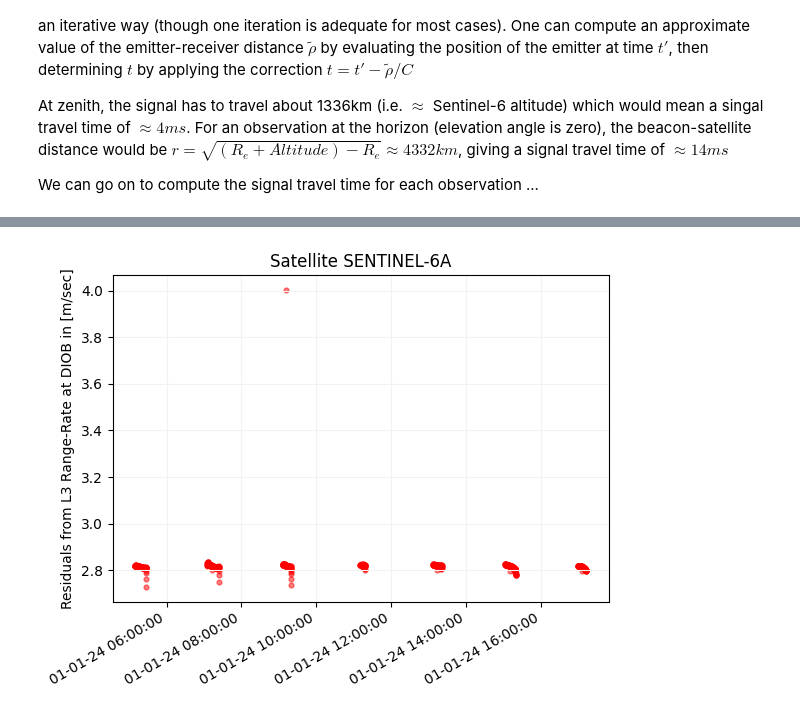
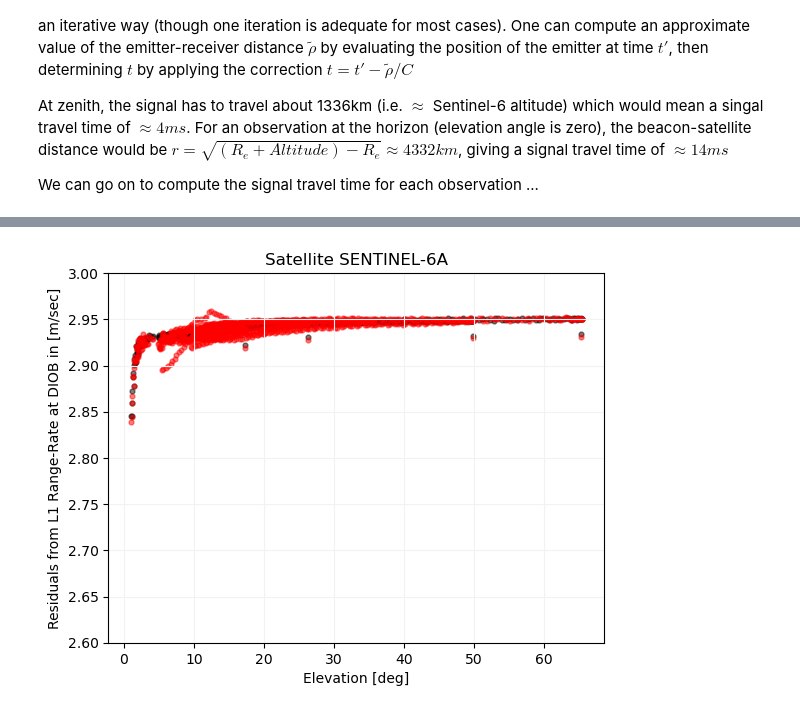
Before and after one commit to DSOlab/AcademicSoftware, a Jupyter notebook: JupiterLab/doris_days/obsequation/observation_equation.ipynb, the cells around one changed output, grey strips where cells are left out. Cells and saved outputs as stored; diff of their text form; code cells hidden in the pictures.

```diff
--- a/JupiterLab/doris_days/obsequation/observation_equation.ipynb
+++ b/JupiterLab/doris_days/obsequation/observation_equation.ipynb
@@ -592,37 +772,44 @@ plt.show()
 # %%
-# Section 6 – Chat
+# Section 8 – Preprocess Doppler observations Iono-Free LC
+#             with PCO/PCV corrections
+#             with signal travel time
+#             with L1/L2 offset
 # --------------------------------------------------------
 
 # Helper variables to assist analysis
-tai_prev = None    # time of last observation if any [TAI]
-cp_prev = None     # Last carrier phase observation value (at tai_prev), [cycles]
-dtropo_prev = None # Last tropospheric correction [m]
+tai_prev = None     # time of last observation if any [TAI]
+cp_prev = None      # Last carrier phase observation value (at tai_prev), [cycles]
+dtropo_prev = None  # Last tropospheric correction [m]
 rsat_prev = None    # Last satellite position, ECEF [m]
-pass_nr = 0    # current pass index
+pass_nr = 0         # current pass index
 
 # globals
-CUTOFF_ANGLE = np.radians(1) # cut-off angle at 10 [deg]
-C = 299792458e0 # speed of light in vacum, [m/sec]
+CUTOFF_ANGLE = np.radians(1.) # cut-off angle in [deg]
+C = 299792458e0 # speed of light in vacuum, [m/sec]
 
-# nominal transmitting frequencies for DIOB
+# nominal transmitting frequencies for selected beacon
+# s1 -> 2GHz   channel
+# u2 -> 400MHz channel
 s1, u2 = beacon_nominal_frequency(rnx.kfactor(site_name))
+
+# Nominal frequency for "Ionosphere-Free" linear combination
 sqrt_gamma = s1 / u2
 gamma = sqrt_gamma * sqrt_gamma
-# Correct equivalent IF frequency
-feN = frN = (gamma * s1 - u2) / (gamma - 1.0)
-
-def iflc(L2ghz, L400mhz):  # IF phase in cycles (same units as inputs)
-    return (gamma * L2ghz - L400mhz) / (gamma - 1.0)
-print(f'Nominal frequencies S1={s1*1e-6:.1f}GHz (or {C/s1:.3f} m.), U2={u2*1e-3:.1f}MHz (or {C/u2:.3f} m.)')
-print(f'Iono-Free LC frequency L3={feN*1e-6:.1f}GHz or {C/feN:.3f} m.')
+feN = frN = (gamma * s1 - sqrt_gamma * u2) / (gamma-1.)
+# ... and a function to compute it based on the two channels
+def iflc(L2ghz, L400mhz): return (gamma * L2ghz - sqrt_gamma * L400mhz) / (gamma-1.)
+feN = frN = (gamma*s1 - u2)/(gamma - 1.0)
+def iflc(L2ghz, L400mhz): return (gamma*L2ghz - L400mhz)/(gamma - 1.0)
 assert feN == frN
 
 # Apply PCO corrections for the L_IF lin. combination
 r_2GHz = np.array([0e0, 0e0, 487e-3])
 r_400MHz = np.array([0e0, 0e0, 0e0])
-rsta = rsta + transformations.geodetic2lvlh(lat, lon) @ (gamma*r_2GHz - r_400MHz) / (gamma-1.)
+rsta = rsta + (transformations.geodetic2lvlh(lat, lon)) @ (r_2GHz - r_400MHz) / (gamma-1.)
 
-#
+# store results here
+residuals = []; epochs = []; elevations = [];
+
 def interpolate_L2(t1, L2t1, t2, L2t2, hsec):
     def _unwrap_cycles(phi_prev, phi_curr):
         """Unwrap phase given in cycles across two samples."""
@@ -641,9 +828,6 @@ def interpolate_L2(t1, L2t1, t2, L2t2, hsec):
     slope = dphi / dt # cycles per second
     return L2t2 + slope * hsec
 
-# store results here
-residuals = []; epochs = []; elevations = [];
-
 # for every block in the RINEX file
 for block in rnx:
     # for every beacon in the block
@@ -661,8 +845,7 @@ for block in rnx:
                 pass_nr += 1 if pass_nr > 0 else 0
 
             # Satellite position at signal emission time; store into an array
-            # satx, saty, satz, _, _ = alg.sat_at_emission_time(rsta, tai, intrp, 'L40')
-            satx, saty, satz, _ = intrp.sat_at('L40', tai)
+            satx, saty, satz, _, travel_time = sat_at_emission_time(rsta, tai, intrp, 'L40')
             rsat = np.array([satx, saty, satz])
 
             # compute elevation
@@ -676,8 +859,10 @@ for block in rnx:
                 # Phase measurements at 2GHz carrier
                 L2ghz = data['L1']['value']
                 L400mhz = data['L2']['value']
+                Lif = iflc(L2ghz, L400mhz)
+
+                # store previous L400MHz for interpolation
                 L400mhz_prev = L400mhz
-                Lif = iflc(L2ghz, L400mhz)
 
                 # apply frequency offset - get true receiver frequency
                 frT = frN * (1 + data['F']['value'] * 1e-11)
@@ -687,36 +872,43 @@ for block in rnx:
                     # delta time between this and previous obs, in [seconds]
                     dt = float((tai-tai_prev).total_nanoseconds()) * 1e-9
 
+                    # interpolate the L400MHz phase at tai +
                     L400mhz = interpolate_L2(tai_prev, L400mhz_prev, tai, L400mhz, rnx.l2l1_date_offset)
                     Lif = iflc(L2ghz, L400mhz)
 
                     # measured part of the obs. equation
-                    rr_observed = -(C / feN) * (feN - frT - (Lif-cp_prev)/dt) - (dtropo-dtropo_prev)/dt
+                    rr_observed = -(C / feN) * (feN - frT - (Lif-cp_prev)/dt)
+                    # PCV corrections for this and previous measurements
+                    pcv_now  = starec_pcv(el)*1e-3
+                    pcv_prev = starec_pcv(el_prev)*1e-3
                     # computed part of the obs. equation
-                    pcvrsta = rsta + transformations.geodetic2lvlh(lat, lon) @ np.array([0e0, 0e0, starec_pcv(el)*1e-3])
-                    rr_computed = (np.linalg.norm(rsat-pcvrsta) - np.linalg.norm(rsat_prev-rsta_prev)) / dt
+                    rr_computed = (np.linalg.norm(rsat-rsta) + pcv_now - np.linalg.norm(rsat_prev-rsta) - pcv_prev + (dtropo-dtropo_prev)) / dt
+                    # store results
                     residuals.append(rr_observed-rr_computed)
                     epochs.append(tai)
                     elevations.append(el)
-                else:
-                    pcvrsta = rsta
 
                 # prepare for next measurement
                 tai_prev = tai
                 cp_prev = Lif
                 dtropo_prev = dtropo
                 rsat_prev = rsat
-                rsta_prev = pcvrsta
+                el_prev = el
 
+print("Doppler Obs. Equation Residuals on the 2GHz Iono-Free Channel")
+print("-------------------------------------------------------------")
+print(f'Nominal frequencies S1={s1*1e-6:.1f}GHz (or {C/s1:.3f} m.), U2={u2*1e-3:.1f}MHz (or {C/u2:.3f} m.)')
+print(f'Iono-Free LC frequency L3={feN*1e-6:.1f}GHz or {C/feN:.3f} m.')
 print(f"Number of Doppler observations extracted: {len(residuals)}")
 print(f"Residal mean value: {np.mean(residuals):.1f} and std. deviation = {np.std(residuals):.2f}")
-plt.scatter([at2pt(ti) for ti in epochs], residuals, alpha=0.5, s=12, c='red')
+plt.scatter([np.degrees(el) for el in elevations_p], residuals_p, alpha=0.5, s=12, c='black')
+plt.scatter([np.degrees(el) for el in elevations], residuals, alpha=0.5, s=12, c='red')
+plt.grid(color='0.95')
+plt.ylabel(f"Residuals from L1 Range-Rate at {site_name} in [m/sec]")
+plt.title(f"Satellite {rnx.sat_name}")
+plt.xlabel("Elevation [deg]")
+plt.ylim(2.6, 3.0)
+plt.show()
 
-plt.grid(color='0.95')
-plt.ylabel(f"Residuals from L3 Range-Rate at {site_name} in [m/sec]")
-plt.title(f"Satellite {rnx.sat_name}")
-ax = plt.gca()
-ax.xaxis.set_major_formatter(mdates.DateFormatter("%d-%m-%y %H:%M:%S"))
-plt.gcf().autofmt_xdate()
-plt.show()
+residuals_p = residuals; epochs_p = epochs; elevations_p = elevations;
 # %% [output]
@@ -727 +921 @@ Residal mean value: 2.8 and std. deviation = 0.04
-[figure, old version]
+[figure, new version]
```
Also changed, not shown: parts of 18 cells of this notebook.
